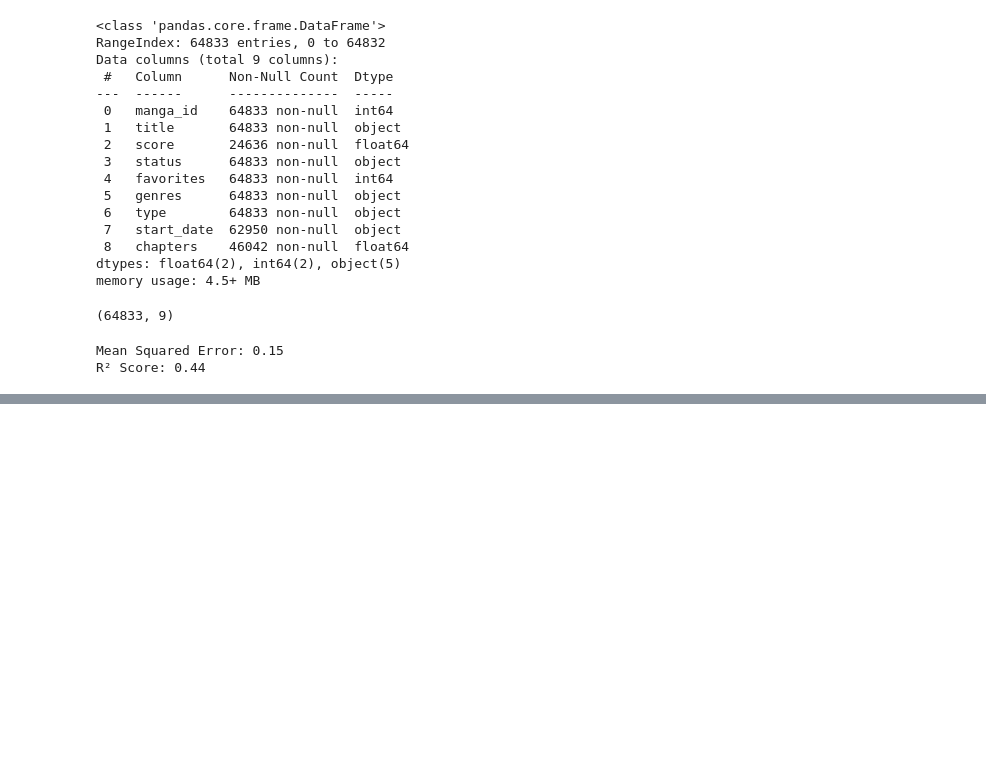
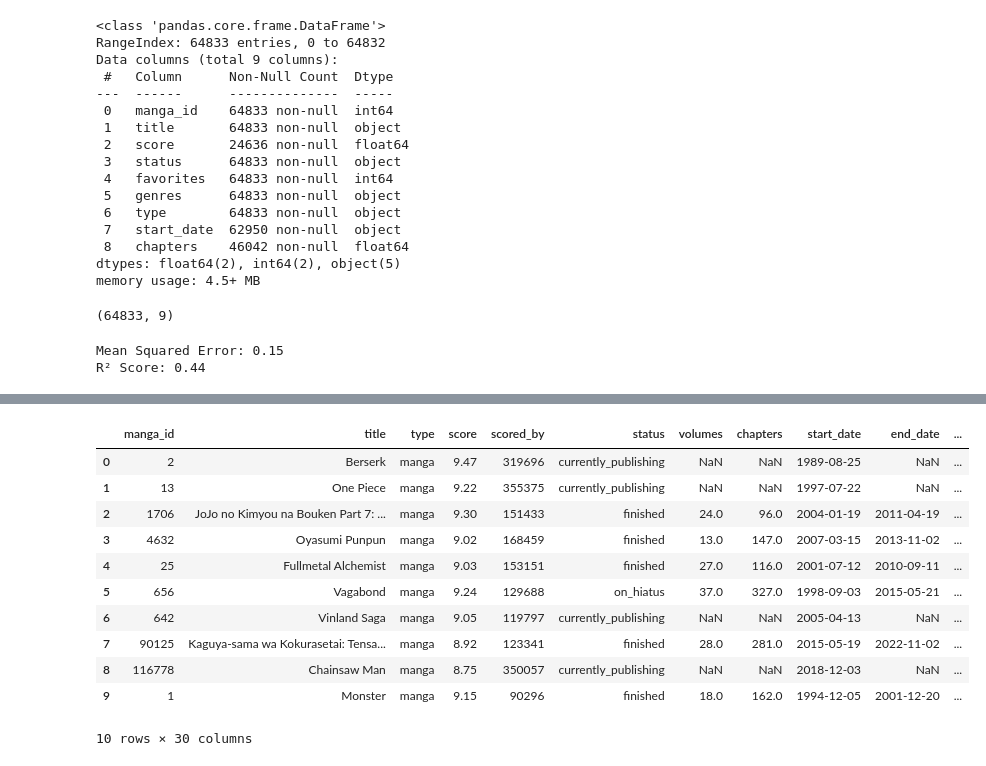
Before and after one commit to SavageCat05/Manga-Recommender, a Jupyter notebook: core/manga_recommender.ipynb, the cells around one changed output, grey strips where cells are left out. Saved outputs shown, nothing was run; the diff lists cells and outputs as text; code cells hidden in the pictures; blank space fills up the shorter version.

```diff
--- a/core/manga_recommender.ipynb
+++ b/core/manga_recommender.ipynb
@@ -135,0 +163,15 @@ df_new.update(df_reg)
+# %%
+df_manga.head(10)
+# %% [output]
+|  | manga_id | title | type | score | scored_by | status | volumes | chapters | start_date | end_date | ... |
+| 0 | 2 | Berserk | manga | 9.47 | 319696 | currently_publishing | NaN | NaN | 1989-08-25 | NaN | ... |
+| 1 | 13 | One Piece | manga | 9.22 | 355375 | currently_publishing | NaN | NaN | 1997-07-22 | NaN | ... |
+| 2 | 1706 | JoJo no Kimyou na Bouken Part 7: ... | manga | 9.30 | 151433 | finished | 24.0 | 96.0 | 2004-01-19 | 2011-04-19 | ... |
+| 3 | 4632 | Oyasumi Punpun | manga | 9.02 | 168459 | finished | 13.0 | 147.0 | 2007-03-15 | 2013-11-02 | ... |
+| 4 | 25 | Fullmetal Alchemist | manga | 9.03 | 153151 | finished | 27.0 | 116.0 | 2001-07-12 | 2010-09-11 | ... |
+| 5 | 656 | Vagabond | manga | 9.24 | 129688 | on_hiatus | 37.0 | 327.0 | 1998-09-03 | 2015-05-21 | ... |
+| 6 | 642 | Vinland Saga | manga | 9.05 | 119797 | currently_publishing | NaN | NaN | 2005-04-13 | NaN | ... |
+| 7 | 90125 | Kaguya-sama wa Kokurasetai: Tensa... | manga | 8.92 | 123341 | finished | 28.0 | 281.0 | 2015-05-19 | 2022-11-02 | ... |
+| 8 | 116778 | Chainsaw Man | manga | 8.75 | 350057 | currently_publishing | NaN | NaN | 2018-12-03 | NaN | ... |
+| 9 | 1 | Monster | manga | 9.15 | 90296 | finished | 18.0 | 162.0 | 1994-12-05 | 2001-12-20 | ... |
+10 rows × 30 columns
```
Also changed, not shown: parts of 20 cells of this notebook.
